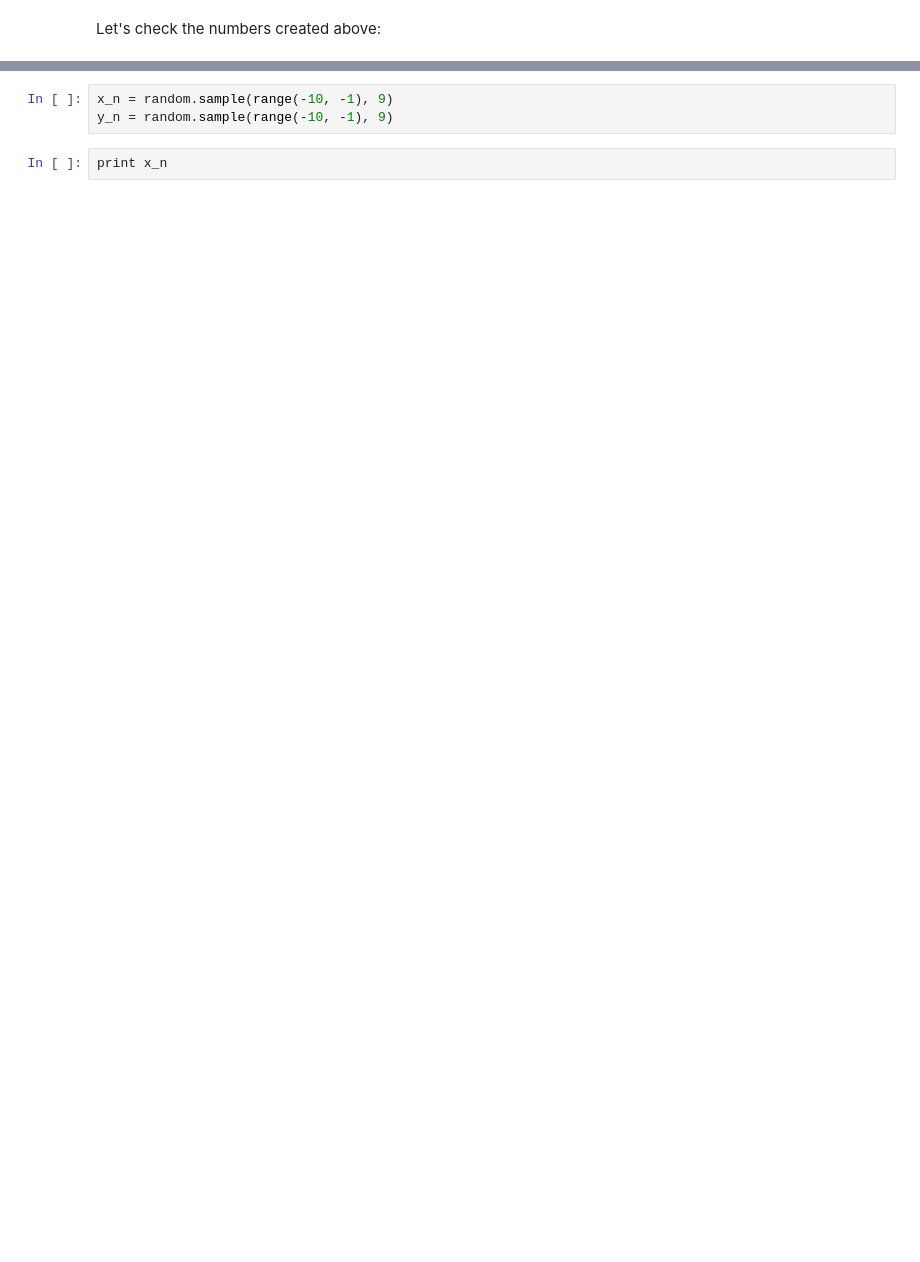
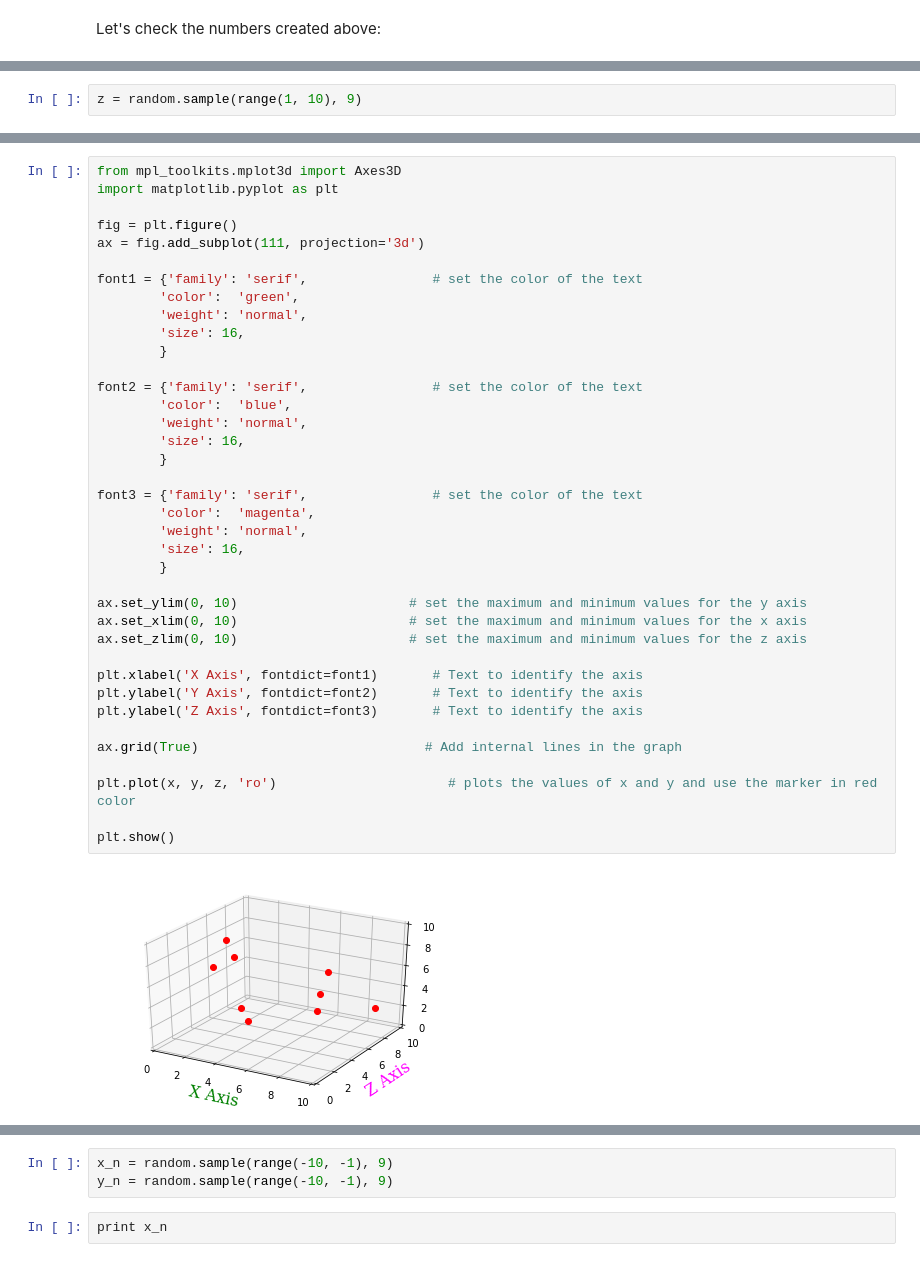
Before and after one commit to raquelsilva/programming_for_teens, a Jupyter notebook: Integers.ipynb, the cells around one changed output, grey strips where cells are left out. Cells and saved outputs as stored; diff of their text form; blank space fills up the shorter version.

```diff
--- a/Integers.ipynb
+++ b/Integers.ipynb
@@ -54,0 +64,2 @@ Now, I will replace x and y by the two sets created above:
+# %%
+z = random.sample(range(1, 10), 9)
@@ -54,0 +70,40 @@ Now, I will replace x and y by the two sets created above:
+# %%
+from mpl_toolkits.mplot3d import Axes3D
+import matplotlib.pyplot as plt
+
+fig = plt.figure()
+ax = fig.add_subplot(111, projection='3d')
+
+font1 = {'family': 'serif',                # set the color of the text
+        'color':  'green',
+        'weight': 'normal',
+        'size': 16,
+        }
+
+font2 = {'family': 'serif',                # set the color of the text
+        'color':  'blue',
+        'weight': 'normal',
+        'size': 16,
+        }
+
+font3 = {'family': 'serif',                # set the color of the text
+        'color':  'magenta',
+        'weight': 'normal',
+        'size': 16,
+        }
+
+ax.set_ylim(0, 10)                      # set the maximum and minimum values for the y axis
+ax.set_xlim(0, 10)                      # set the maximum and minimum values for the x axis
+ax.set_zlim(0, 10)                      # set the maximum and minimum values for the z axis
+
+plt.xlabel('X Axis', fontdict=font1)       # Text to identify the axis
+plt.ylabel('Y Axis', fontdict=font2)       # Text to identify the axis
+plt.ylabel('Z Axis', fontdict=font3)       # Text to identify the axis
+
+ax.grid(True)                             # Add internal lines in the graph
+
+plt.plot(x, y, z, 'ro')                      # plots the values of x and y and use the marker in red color
+
+plt.show()
+# %% [output]
+[figure, added]
```
Also changed, not shown: parts of 37 cells of this notebook.
